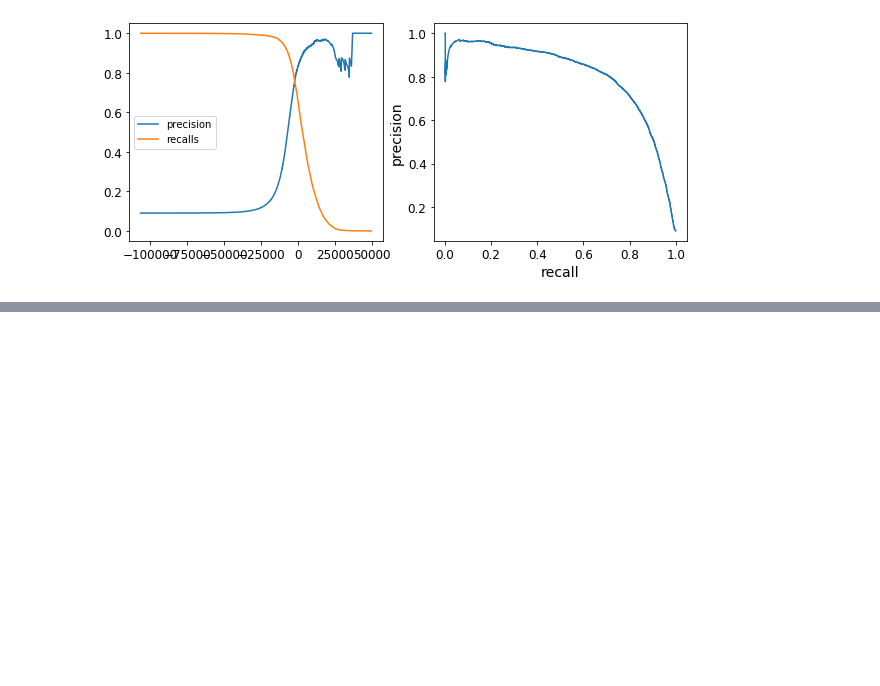
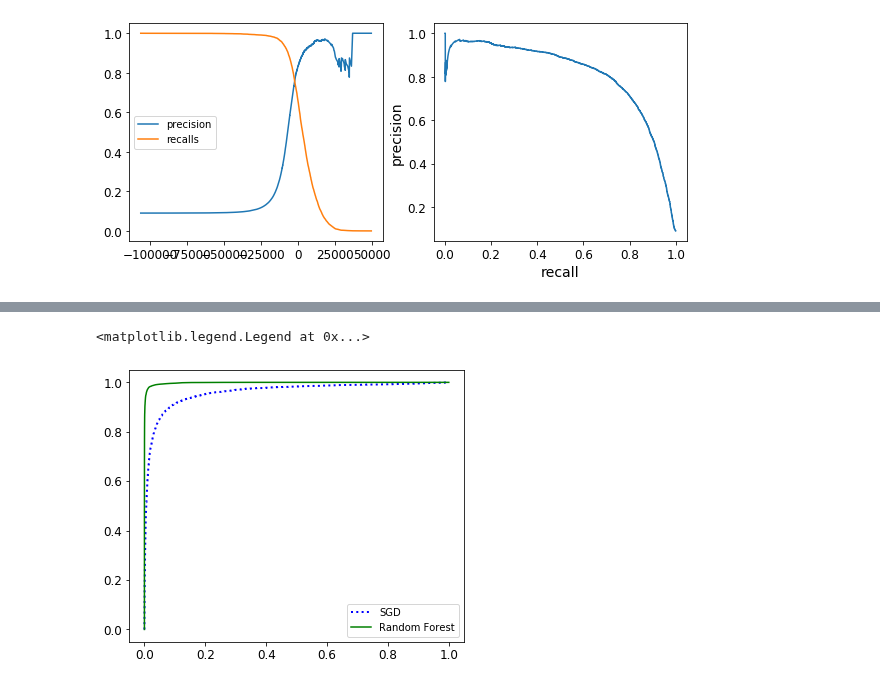
Before and after one commit to dtrad/geoml_course, a Jupyter notebook: Practice9-Classification.ipynb, the cells around one changed output, grey strips where cells are left out. Cells and saved outputs as stored; diff of their text form; code cells hidden in the pictures; blank space fills up the shorter version.

```diff
--- a/Practice9-Classification.ipynb
+++ b/Practice9-Classification.ipynb
@@ -294,0 +327,20 @@ ax[1].plot(recalls[:-1],precisions[:-1])
+# %%
+from sklearn.linear_model import SGDClassifier
+sgd_clf = SGDClassifier(max_iter=1000, tol=1e-3, random_state=42)
+sgd_clf.fit(X_train, y_train_5)
+y_scores = cross_val_predict(sgd_clf, X_train, y_train_5, cv=3,method="decision_function")
+fpr_sgd, tpr_sgd, thresholds_sgd = roc_curve(y_train_5, y_scores)
+# %%
+from sklearn.ensemble import RandomForestClassifier
+forest_clf = RandomForestClassifier(n_estimators=100, random_state=42)
+y_probas_forest = cross_val_predict(forest_clf, X_train, y_train_5, cv=3,method="predict_proba")
+y_scores_forest = y_probas_forest[:, 1] # score = proba of positive class
+fpr_forest, tpr_forest, thresholds_forest = roc_curve(y_train_5,y_scores_forest)
+# %%
+plt.figure(figsize=(6, 5))
+plt.plot(fpr_sgd, tpr_sgd, "b:", linewidth=2, label="SGD")
+plt.plot(fpr_forest, tpr_forest,"g-",label="Random Forest")
+plt.legend()
+# %% [output]
+<matplotlib.legend.Legend at 0x...>
+[figure, added]
```
Also changed, not shown: parts of 24 cells of this notebook.
